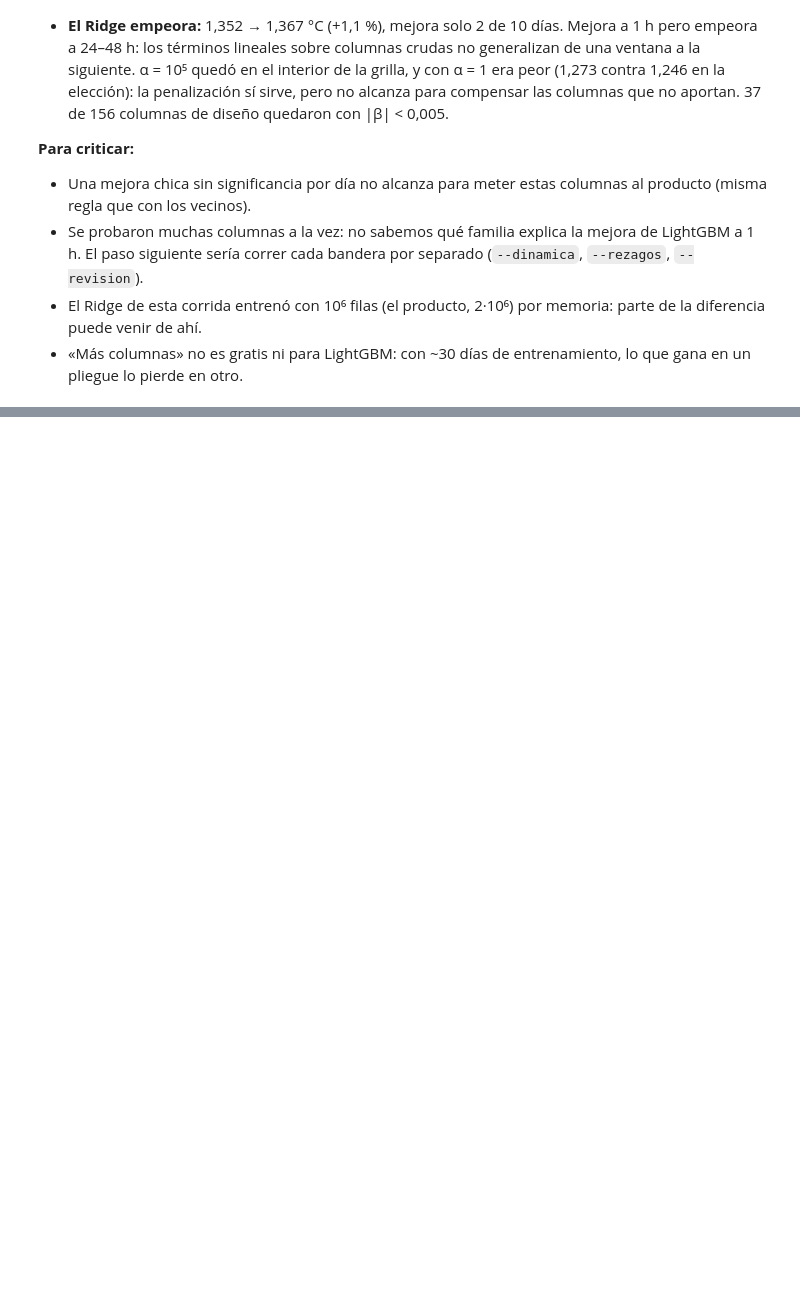
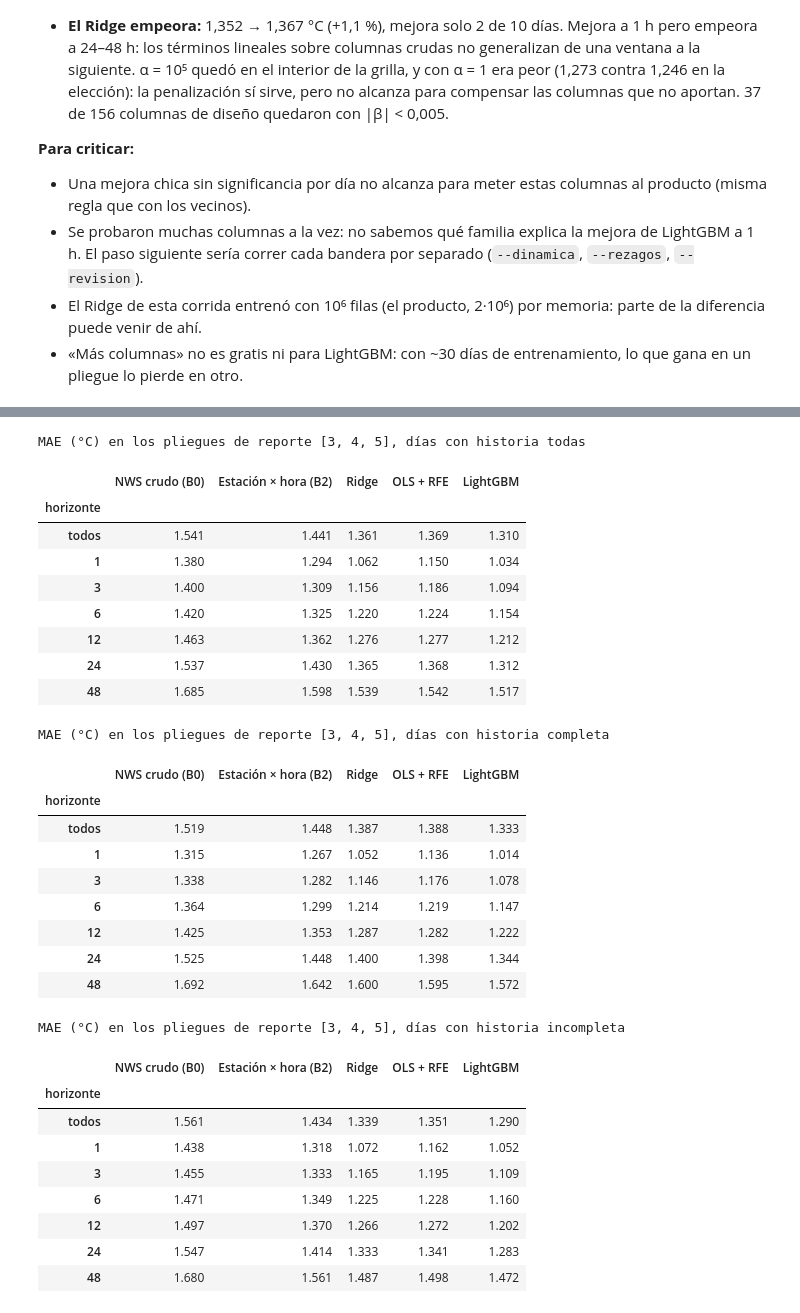
Before and after one commit to matiasbacalhau/TallerDeDatos, a Jupyter notebook: TP3/notebooks/comparacion_modelos.ipynb, the cells around one changed output, grey strips where cells are left out. Cells and saved outputs as stored; diff of their text form; code cells hidden in the pictures; blank space fills up the shorter version.

```diff
--- a/TP3/notebooks/comparacion_modelos.ipynb
+++ b/TP3/notebooks/comparacion_modelos.ipynb
@@ -700,0 +717,50 @@ las 10 columnas con más ganancia en --todas (%):
+# %%
+RFE_DIR = RAIZ / "salidas" / "rfe"
+COLOR["ols_rfe"], NOMBRE["ols_rfe"] = "#8a6fdf", "OLS + RFE"
+R_rfe = pd.read_csv(RFE_DIR / "por_pliegue.csv")
+R_lin = pd.read_csv(RES / "interpretable_por_pliegue.csv")
+R_gbm = pd.read_csv(RES / "lgbm_por_pliegue.csv")
+assert sorted(R_rfe.pliegue.unique()) == sorted(R_lin.pliegue.unique()) == sorted(R_gbm.pliegue.unique())
+
+def mae_h(df, modelo, seg):
+    x = df[(df.segmento == seg) & (df.modelo == modelo)].astype({"horizonte": str})
+    return x.groupby("horizonte").apply(lambda g: np.average(g.MAE, weights=g.n), include_groups=False)
+
+H = ["todos", "1", "3", "6", "12", "24", "48"]
+for seg in ("todas", "completa", "incompleta"):
+    T15 = pd.DataFrame({NOMBRE["B0"]: mae_h(R_rfe, "B0", seg), NOMBRE["B2"]: mae_h(R_rfe, "B2", seg),
+                        NOMBRE["lineal"]: mae_h(R_lin, "lineal", seg), NOMBRE["ols_rfe"]: mae_h(R_rfe, "ols_rfe", seg),
+                        NOMBRE["lgbm"]: mae_h(R_gbm, "lgbm", seg)}).reindex(H)
+    print(f"MAE (°C) en los pliegues de reporte {sorted(int(p) for p in R_rfe.pliegue.unique())}, días con historia {seg}")
+    display(T15.style.format("{:.3f}"))
+# %% [output]
+MAE (°C) en los pliegues de reporte [3, 4, 5], días con historia todas
+|  | NWS crudo (B0) | Estación × hora (B2) | Ridge | OLS + RFE | LightGBM |
+| horizonte |  |  |  |  |  |
+| todos | 1.541 | 1.441 | 1.361 | 1.369 | 1.310 |
+| 1 | 1.380 | 1.294 | 1.062 | 1.150 | 1.034 |
+| 3 | 1.400 | 1.309 | 1.156 | 1.186 | 1.094 |
+| 6 | 1.420 | 1.325 | 1.220 | 1.224 | 1.154 |
+| 12 | 1.463 | 1.362 | 1.276 | 1.277 | 1.212 |
+| 24 | 1.537 | 1.430 | 1.365 | 1.368 | 1.312 |
+| 48 | 1.685 | 1.598 | 1.539 | 1.542 | 1.517 |
+MAE (°C) en los pliegues de reporte [3, 4, 5], días con historia completa
+|  | NWS crudo (B0) | Estación × hora (B2) | Ridge | OLS + RFE | LightGBM |
+| horizonte |  |  |  |  |  |
+| todos | 1.519 | 1.448 | 1.387 | 1.388 | 1.333 |
+| 1 | 1.315 | 1.267 | 1.052 | 1.136 | 1.014 |
+| 3 | 1.338 | 1.282 | 1.146 | 1.176 | 1.078 |
+| 6 | 1.364 | 1.299 | 1.214 | 1.219 | 1.147 |
+| 12 | 1.425 | 1.353 | 1.287 | 1.282 | 1.222 |
+| 24 | 1.525 | 1.448 | 1.400 | 1.398 | 1.344 |
+| 48 | 1.692 | 1.642 | 1.600 | 1.595 | 1.572 |
+MAE (°C) en los pliegues de reporte [3, 4, 5], días con historia incompleta
+|  | NWS crudo (B0) | Estación × hora (B2) | Ridge | OLS + RFE | LightGBM |
+| horizonte |  |  |  |  |  |
+| todos | 1.561 | 1.434 | 1.339 | 1.351 | 1.290 |
+| 1 | 1.438 | 1.318 | 1.072 | 1.162 | 1.052 |
+| 3 | 1.455 | 1.333 | 1.165 | 1.195 | 1.109 |
+| 6 | 1.471 | 1.349 | 1.225 | 1.228 | 1.160 |
+| 12 | 1.497 | 1.370 | 1.266 | 1.272 | 1.202 |
+| 24 | 1.547 | 1.414 | 1.333 | 1.341 | 1.283 |
+| 48 | 1.680 | 1.561 | 1.487 | 1.498 | 1.472 |
```
Also changed, not shown: parts of 13 cells of this notebook, 2 other files.
